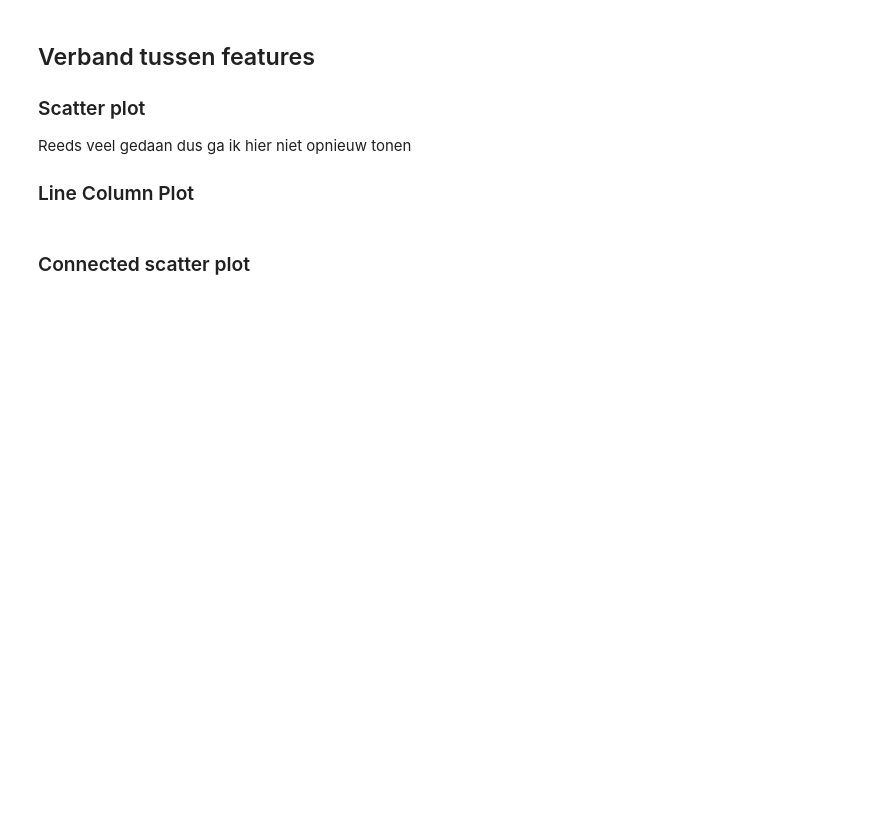
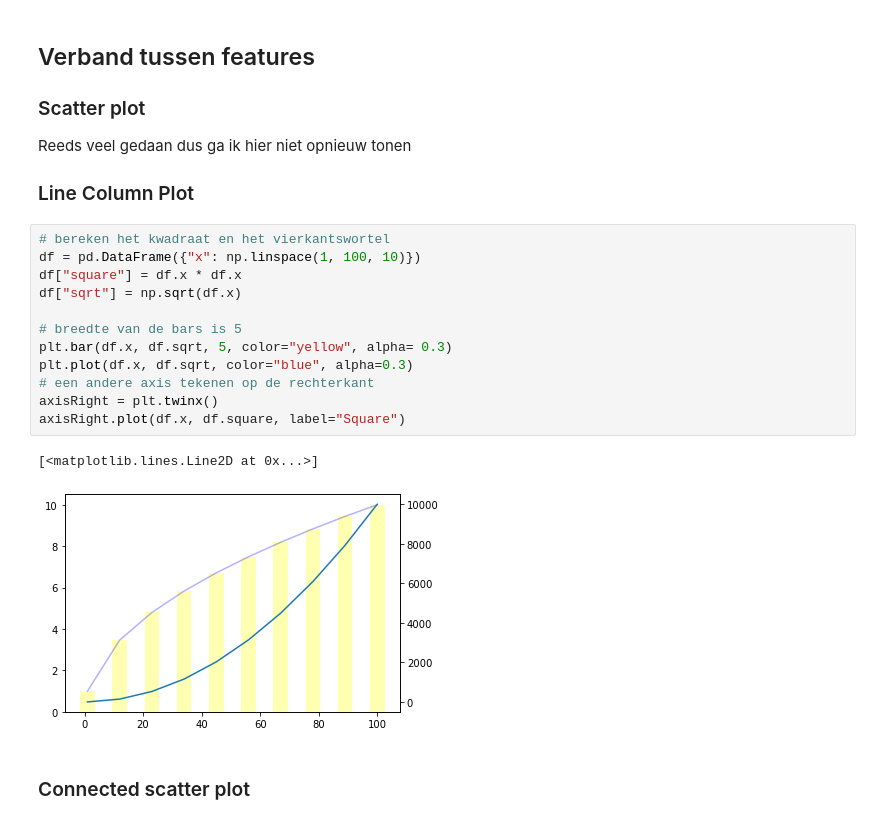
Before and after one commit to mohamed-ma/Leerstof_2122, a Jupyter notebook: 10_DataVisualisation/DataVisualisation.ipynb, the cells around one changed output. Cells and saved outputs as stored; diff of their text form; blank space fills up the shorter version.

```diff
--- a/10_DataVisualisation/DataVisualisation.ipynb
+++ b/10_DataVisualisation/DataVisualisation.ipynb
@@ -122,5 +122,20 @@ ax2.fill_between(df.x, df.sin, df.cos)
 Reeds veel gedaan dus ga ik hier niet opnieuw tonen
 
 ### Line Column Plot
+# %%
+# bereken het kwadraat en het vierkantswortel
+df = pd.DataFrame({"x": np.linspace(1, 100, 10)})
+df["square"] = df.x * df.x
+df["sqrt"] = np.sqrt(df.x)
+
+# breedte van de bars is 5
+plt.bar(df.x, df.sqrt, 5, color="yellow", alpha= 0.3)
+plt.plot(df.x, df.sqrt, color="blue", alpha=0.3)
+# een andere axis tekenen op de rechterkant
+axisRight = plt.twinx()
+axisRight.plot(df.x, df.square, label="Square")
+# %% [output]
+[<matplotlib.lines.Line2D at 0x...>]
+[figure, added]
 # %% [markdown]
 ### Connected scatter plot
```
Also changed, not shown: parts of 4 cells of this notebook.
